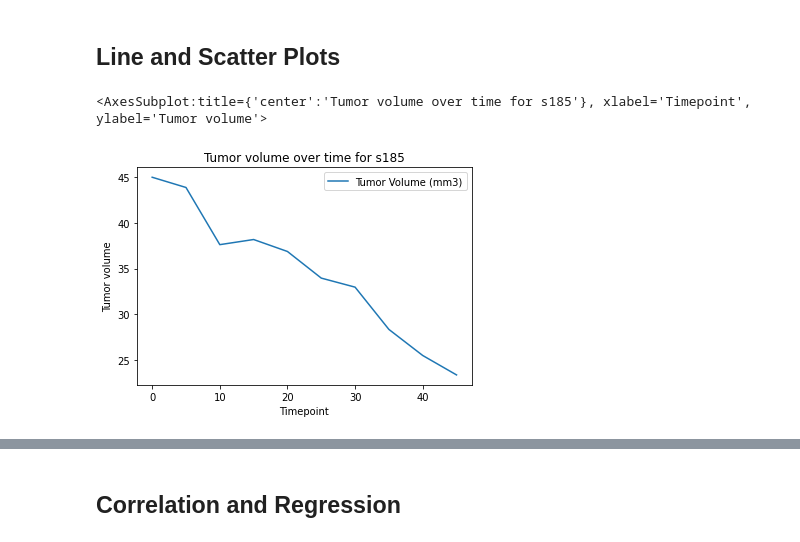
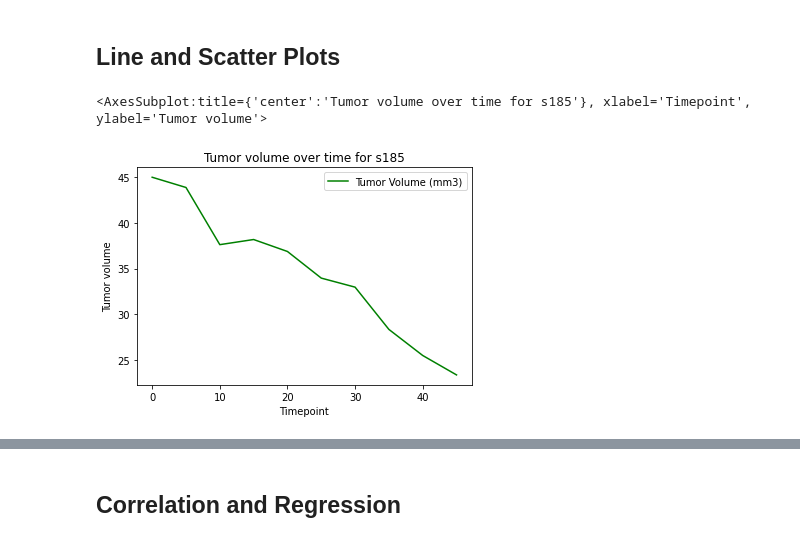
Before and after one commit to thatpatchguy/Bootcamp, a Jupyter notebook: MatPlotLib/05-Matplotlib_Homework_Instructions_Pymaceuticals_pymaceuticals_starter.ipynb, the cells around one changed output, grey strips where cells are left out. Drawn from its saved outputs; the diff is of its cells as text; code cells hidden in the pictures.

```diff
--- a/MatPlotLib/05-Matplotlib_Homework_Instructions_Pymaceuticals_pymaceuticals_starter.ipynb
+++ b/MatPlotLib/05-Matplotlib_Homework_Instructions_Pymaceuticals_pymaceuticals_starter.ipynb
@@ -287,10 +288,10 @@ plt.show()
 # %%
 # Generate a line plot of tumor volume vs. time point for a mouse treated with Capomulin
 mouse_id = 's185'
 one_mouse = clean_df.loc[clean_df['Mouse ID'] == mouse_id]
 one_mouse = one_mouse.drop(['Sex','Age_months','Weight (g)', 'Metastatic Sites'], axis = 1)
 one_mouse.plot(kind='line', x = 'Timepoint', y = 'Tumor Volume (mm3)',
-               title=f'Tumor volume over time for {mouse_id}', ylabel='Tumor volume')
+               title=f'Tumor volume over time for {mouse_id}', ylabel='Tumor volume',c='green')
 # %% [output]
 <AxesSubplot:title={'center':'Tumor volume over time for s185'}, xlabel='Timepoint', ylabel='Tumor volume'>
-[figure, old version]
+[figure, new version]
```
Also changed, not shown: parts of 7 cells of this notebook.
